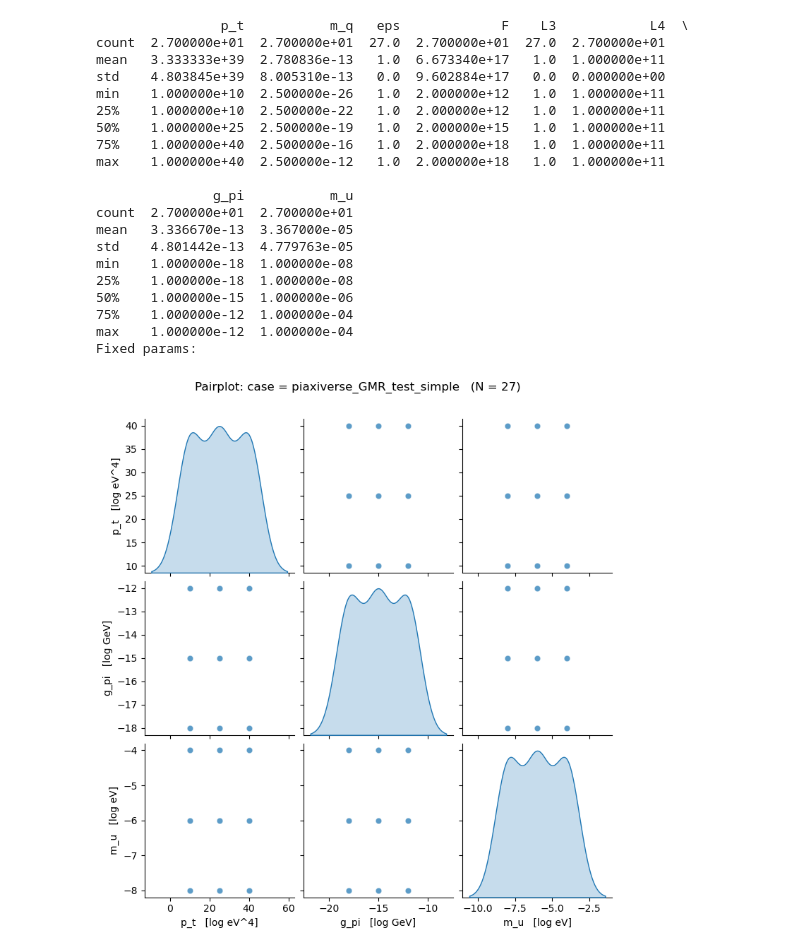
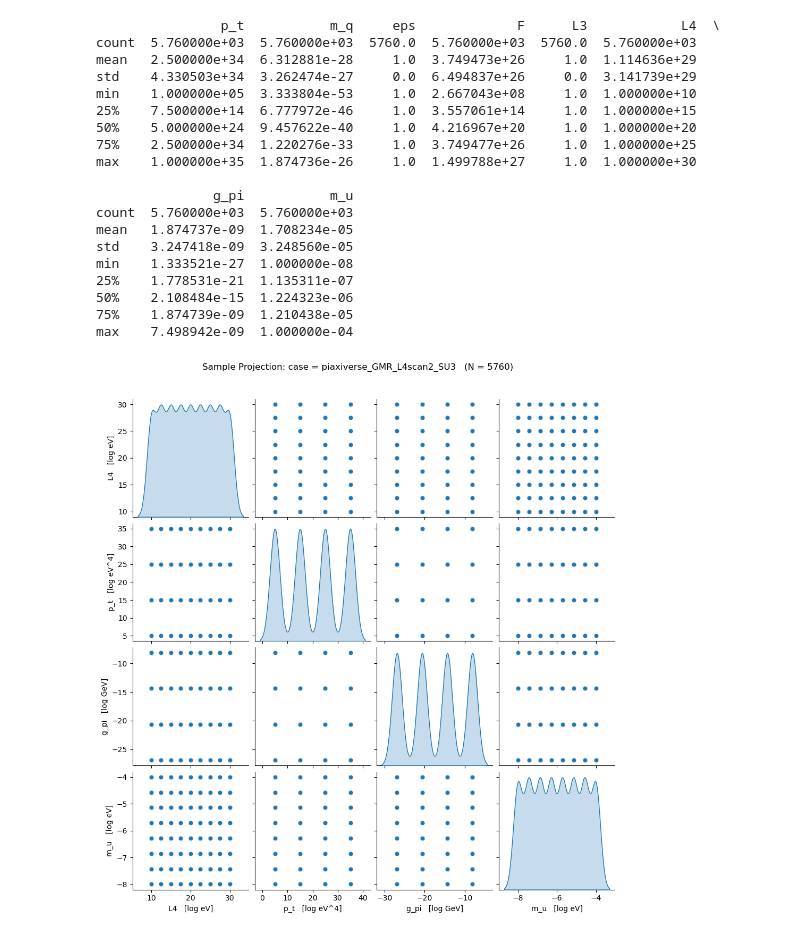
Before and after one commit to LoaneShark/pyAxiverse, a Jupyter notebook: run_piaxiverse.ipynb, the cells around one changed output. Drawn from its saved outputs; the diff is of its cells as text; code cells hidden in the pictures.

Commit message:
Improved ability to specify combinations of parameters to sample over in batch runs

```diff
--- a/run_piaxiverse.ipynb
+++ b/run_piaxiverse.ipynb
@@ -8,7 +8,7 @@ save_plots        = True     # Toggle whether or not to generate and save plots
 use_logsumexp     = True     # Toggle whether or not numerical integrations are performed in log-scale number space (increases computation time)
 
 ## CONFIG PARAMETERS
-config_name = "piaxiverse_GMR_test"   # Descriptive name for the given parameter case. Output files will be saved in a directory with this name.
+config_name = "piaxiverse_GMR_L4scan2"   # Descriptive name for the given parameter case. Output files will be saved in a directory with this name.
 seed = None
 #seed = 269934808235809364794393739371438879116                      # rng_seed, integer value (None for random)
 #seed = 191281265662032962853842089260008419904
@@ -17,7 +17,7 @@ method = "BDF"               # numerical integration method, to be passed to sci
 
 ## Scenario to run
 # NOTE: (NAME) indicates NAME is an alias of the previously listed item.
-scenario = "SIMPLE"           # one of: SINGLE, QCD, (AXION), SIMPLE, FULL, SU3, SU6, (SAMPLED), REALS, NEUTRALS, COMPLEX, CHARGED
+scenario = "SU3"           # one of: SINGLE, QCD, (AXION), SIMPLE, FULL, SU3, SU6, (SAMPLED), REALS, NEUTRALS, COMPLEX, CHARGED
 # %%
 #%cd ~/projects/pi-axiverse/
 # %%
@@ -80,27 +86,27 @@ kmode_res  = 0.1    # k_mode step-size
 # %%
-override_range_F = True
-override_range_m = True
-enforce_relation = False
-override_samples = False
+override_samples = (override_range_F and override_range_m) or enforce_relation
 
 # Coupling constant and pi-axion mass ranges to sample (Toggleable)
-g_pi_range = [-12, -18]   # [log GeV]
-g_pi_num   = 3
+g_pi_range = [-5, -30]   # [log GeV]
+g_pi_num   = 9
 m_pi_range = [-4, -8]     # [log eV]
-m_pi_num   = 3
+m_pi_num   = 8
+
+#filtcon = lambda idx: idx % 2 == 1
+filtcon = lambda idx: True
 
 # Logic to handle whether or not we determine samples from g_pi and m_pi (observables) or F_pi and m_q (parameters of the theory)
 if override_range_F or override_range_m or enforce_relation:
-    from piaxi_utils import F_pi_from_g_x, m_x_from_g_x
-    m_q_from_m_x = lambda m_x, F, c1=1., c2=1.: (m_x**2)/((c1+c2)*(F/1e9))
+    from piaxi_utils import F_pi_from_g_x, m_x_from_g_x, g_x_from_F_pi
+    m_q_from_m_x = lambda m_x, F, c1=1., c2=1.: (m_x**2)/((c1+c2)*(F*1e9))
 
-    # For now, we need epsilon to be static when we enforce these relations over a sampling range
+    # For now, we assume epsilon to be static when we enforce these relations over a sampling range
     eps           = 1
     epsilon_range = [np.log10(eps), np.log10(eps)]       # Millicharge [log]
     epsilon_num   = 1
 
 # Create lists of parameter ranges
-density_list = 10**param_list(density_range, density_num)
+density_list = [dens for idx, dens in enumerate(10**param_list(density_range, density_num)) if filtcon(idx)]
 epsilon_list = 10**param_list(epsilon_range, epsilon_num)
 L4_list      = 10**param_list(L4_range, L4_num)
 L3_list      = 10**param_list(L3_range, L3_num)   # This will be disabled if there are no charged species
@@ -114,7 +120,7 @@ if override_range_F:
     # Calculate F_pi ranges given input millicharge and g_pi ranges
     g_pi_list = 10**param_list(g_pi_range, g_pi_num)
 
-    Fpi_list  = np.array([[F_pi_from_g_x(g_x, l1=lambda_1, eps=eps), eps] for g_x in g_pi_list for eps in epsilon_list], dtype=np.float64)
+    Fpi_list  = np.array([[F_pi_from_g_x(g_x, l1=lambda_1, eps=eps), eps] for idx,g_x in enumerate(g_pi_list) for eps in epsilon_list if filtcon(idx)], dtype=np.float64)
     Fpi_num   = g_pi_num
 
     if override_range_m:
@@ -326,7 +330,7 @@ dict_params = []
 keep_params = ['res_class', 'config_name', 'units', 'res_band_class']
 sampled_params = ['qc']
 
-plot_params = ['F', 'L4', 'm_q', 'p_t', 'eps']
+plot_params = ['F', 'L4', 'L3', 'm_q', 'p_t', 'eps']
 fixed_params = {}
 
 # Filter and rescale data for plotting
@@ -340,7 +344,7 @@ plot_data = pd.DataFrame(argset, columns=['p_t', 'm_q', 'eps', 'F', 'L3', 'L4'])
 # Replace F_pi with g_pi and m_quark with m_pi, if that's what we're using to determine sample spacing
 if override_samples or enforce_relation:
     from piaxi_utils import g_x_from_F_pi
-    m_x_from_m_q = lambda m_q, F, c1=1., c2=1.: np.sqrt((c1+c2)*m_q*(F/1e9))
+    m_x_from_m_q = lambda m_q, F, c1=1., c2=1.: np.sqrt((c1+c2)*m_q*(F*1e9))
 
     if override_range_F:
         plot_params += ['g_pi']
@@ -376,52 +380,52 @@ for col in plot_data.columns:
 # Format color scheme
 #hue_order = ['res_class']
 #palette = {'resonance': 'purple', 'burst': 'orange', 'none': 'teal', 'damp': 'grey'}
 
 # Format axes to show units
 fmt_map = {'p_t': 'eV^4', 'm_u': 'eV', 'm_q': 'eV', 'g_pi': 'GeV','F': 'GeV', 'L3': 'eV', 'L4': 'eV', 'eps':''}
 fmt_col = lambda c_in: '%s   %s' % (c_in, '' if (c_in not in log_params and (c_in not in fmt_map or fmt_map[c_in] == '')) else \
                                     '[%s%s]' % ('%s%s' % ('log' if c_in in log_params else '', ' ' if (c_in in fmt_map and fmt_map[c_in] != '') else ''), fmt_map[c_in]))
 plot_data_units = plot_data.rename(columns={col: fmt_col(col) for col in plot_params})
 plot_params_units = [fmt_col(col) for col in plot_params]
 
 # kind = 'kde', 'scatter', 'hist', or 'reg'
 conf_name = f'{config_name}{PIAXI_JOB_SUFFIX}'
 pp_kws  = {'levels':5} if pp_mode == 'kde' else {'alpha':0.35}
 pp_kind = pp_mode if pp_mode != 'mixed' else 'scatter'
 pp = sns.pairplot(plot_data_units, x_vars=plot_params_units, y_vars=plot_params_units, dropna=True, kind=pp_kind, diag_kind='kde', plot_kws=pp_kws)
 if pp_mode == 'mixed':
     pp.map_offdiag(sns.kdeplot, levels=4, hue_order=['res_class'], palette=palette)
 pp.fig.suptitle('Sample Projection: case = %s   (N = %d)' % (conf_name, len(plot_data.index)), y=1.05)
 
 if False:
     print('\nSimulation settings:')
     for key, val in fixed_params.items():
         if key in sim_settings_parameters:
             print('%20s :  %10s  [%s]' % (key, str(val), units_fmt(key)))
 
-print('Fixed params:')
-for key, val in fixed_params.items():
-    if key in plot_params:
+fixed_params_tuples = [(fp_key, fp_val) for fp_key, fp_val in fixed_params.items() if fp_key in plot_params]
+if len(fixed_params_tuples) >= 1:
+    print('Fixed params:')
+    for key, val in fixed_params_tuples:
         print('%20s :  %10s  %s' % (key, str('%.1f' % val) if key in log_params else df_fmt(val, fmt=print_fmt[key]), units_fmt(key, prefix='log ' if key in log_params else '')))
 # %% [output]
-                p_t           m_q   eps             F    L3            L4  \
-count  2.700000e+01  2.700000e+01  27.0  2.700000e+01  27.0  2.700000e+01
-mean   3.333333e+39  2.780836e-13   1.0  6.673340e+17   1.0  1.000000e+11
-std    4.803845e+39  8.005310e-13   0.0  9.602884e+17   0.0  0.000000e+00
-min    1.000000e+10  2.500000e-26   1.0  2.000000e+12   1.0  1.000000e+11
-25%    1.000000e+10  2.500000e-22   1.0  2.000000e+12   1.0  1.000000e+11
-50%    1.000000e+25  2.500000e-19   1.0  2.000000e+15   1.0  1.000000e+11
-75%    1.000000e+40  2.500000e-16   1.0  2.000000e+18   1.0  1.000000e+11
-max    1.000000e+40  2.500000e-12   1.0  2.000000e+18   1.0  1.000000e+11
+                p_t           m_q     eps             F      L3            L4  \
+count  5.760000e+03  5.760000e+03  5760.0  5.760000e+03  5760.0  5.760000e+03
+mean   2.500000e+34  6.312881e-28     1.0  3.749473e+26     1.0  1.114636e+29
+std    4.330503e+34  3.262474e-27     0.0  6.494837e+26     0.0  3.141739e+29
+min    1.000000e+05  3.333804e-53     1.0  2.667043e+08     1.0  1.000000e+10
+25%    7.500000e+14  6.777972e-46     1.0  3.557061e+14     1.0  1.000000e+15
+50%    5.000000e+24  9.457622e-40     1.0  4.216967e+20     1.0  1.000000e+20
+75%    2.500000e+34  1.220276e-33     1.0  3.749477e+26     1.0  1.000000e+25
+max    1.000000e+35  1.874736e-26     1.0  1.499788e+27     1.0  1.000000e+30
 
                g_pi           m_u
-count  2.700000e+01  2.700000e+01
-mean   3.336670e-13  3.367000e-05
-std    4.801442e-13  4.779763e-05
-min    1.000000e-18  1.000000e-08
-25%    1.000000e-18  1.000000e-08
-50%    1.000000e-15  1.000000e-06
-75%    1.000000e-12  1.000000e-04
-max    1.000000e-12  1.000000e-04
-Fixed params:
+count  5.760000e+03  5.760000e+03
+mean   1.874737e-09  1.708234e-05
+std    3.247418e-09  3.248560e-05
+min    1.333521e-27  1.000000e-08
+25%    1.778531e-21  1.135311e-07
+50%    2.108484e-15  1.224323e-06
+75%    1.874739e-09  1.210438e-05
+max    7.498942e-09  1.000000e-04
-[figure, old version]
+[figure, new version]
```
Also changed, not shown: parts of 3 cells of this notebook.
